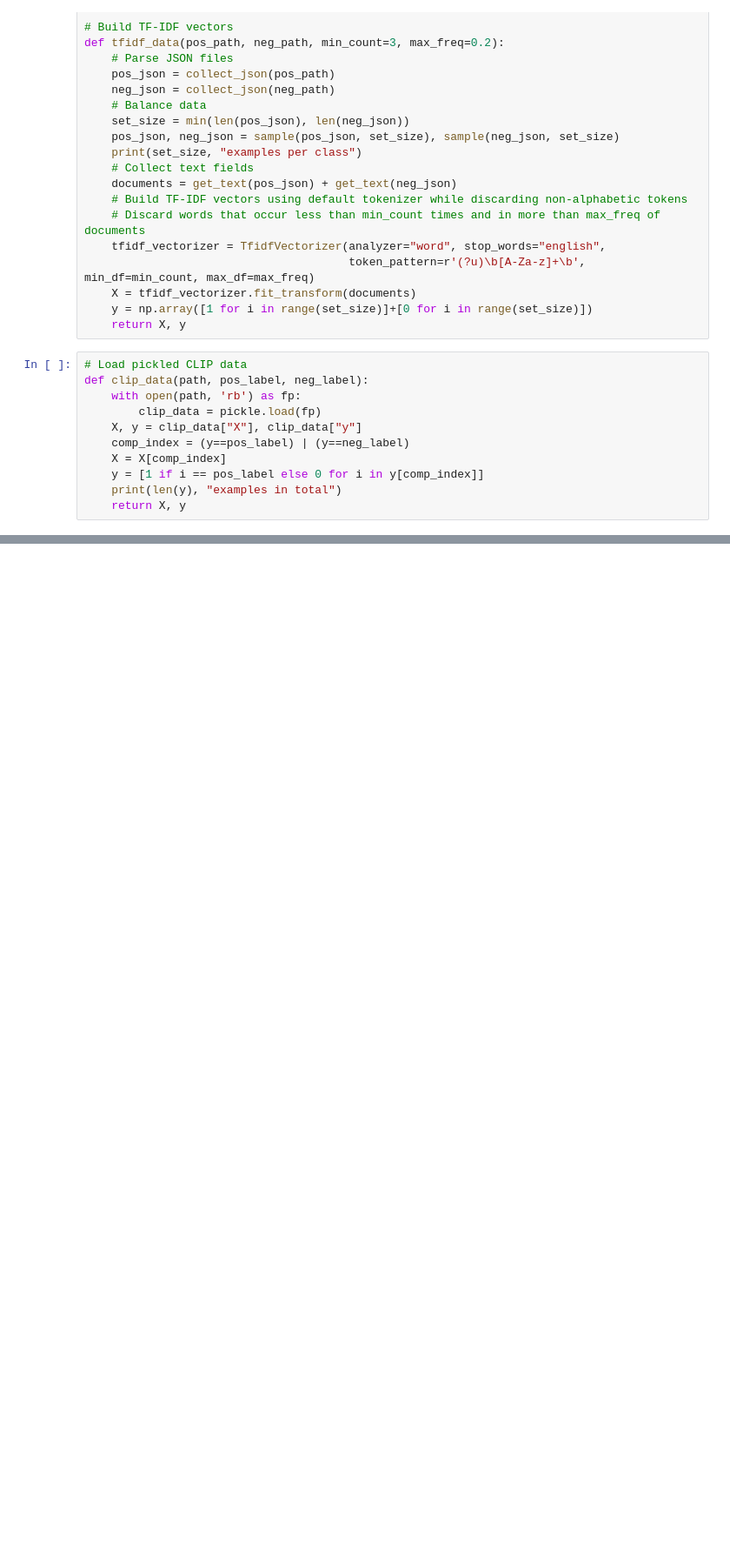
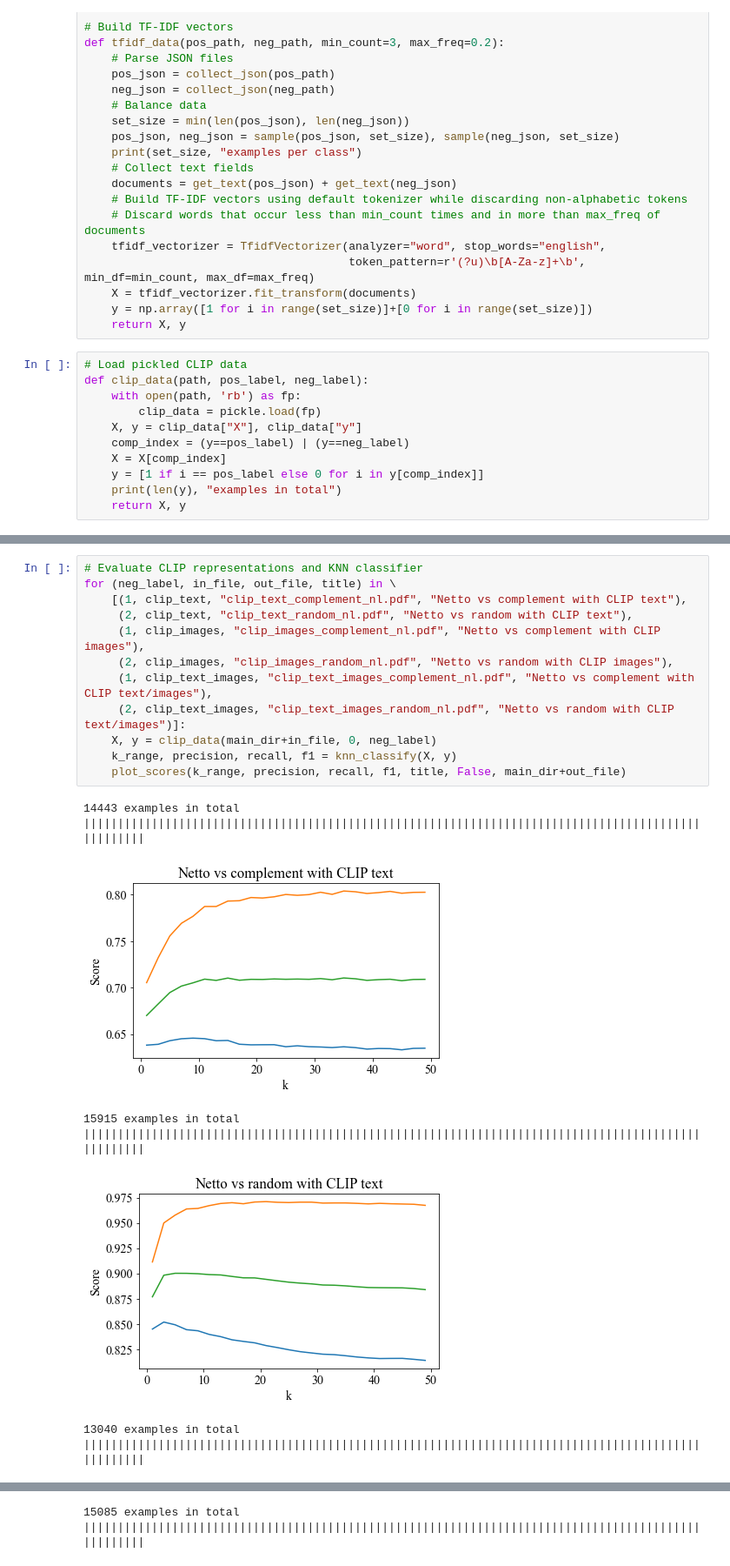
Before and after one commit to eryl/prv_kemi, a Jupyter notebook: notebooks/patent_classification.ipynb, the cells around one changed output, grey strips where cells are left out. Shown at 87% size. Cells and saved outputs as stored; diff of their text form; blank space fills up the shorter version.

```diff
--- a/notebooks/patent_classification.ipynb
+++ b/notebooks/patent_classification.ipynb
@@ -148,0 +118,21 @@ for (neg_label, in_file, out_file, title) in \
+# %%
+# Evaluate CLIP representations and KNN classifier
+for (neg_label, in_file, out_file, title) in \
+    [(1, clip_text, "clip_text_complement_nl.pdf", "Netto vs complement with CLIP text"),
+     (2, clip_text, "clip_text_random_nl.pdf", "Netto vs random with CLIP text"),
+     (1, clip_images, "clip_images_complement_nl.pdf", "Netto vs complement with CLIP images"),
+     (2, clip_images, "clip_images_random_nl.pdf", "Netto vs random with CLIP images"),
+     (1, clip_text_images, "clip_text_images_complement_nl.pdf", "Netto vs complement with CLIP text/images"),
+     (2, clip_text_images, "clip_text_images_random_nl.pdf", "Netto vs random with CLIP text/images")]:
+    X, y = clip_data(main_dir+in_file, 0, neg_label)
+    k_range, precision, recall, f1 = knn_classify(X, y)
+    plot_scores(k_range, precision, recall, f1, title, False, main_dir+out_file)
+# %% [output]
+14443 examples in total
+||||||||||||||||||||||||||||||||||||||||||||||||||||||||||||||||||||||||||||||||||||||||||||||||||||
+[figure, added]
+15915 examples in total
+||||||||||||||||||||||||||||||||||||||||||||||||||||||||||||||||||||||||||||||||||||||||||||||||||||
+[figure, added]
+13040 examples in total
+||||||||||||||||||||||||||||||||||||||||||||||||||||||||||||||||||||||||||||||||||||||||||||||||||||
@@ -148,0 +140,2 @@ for (neg_label, in_file, out_file, title) in \
+15085 examples in total
+||||||||||||||||||||||||||||||||||||||||||||||||||||||||||||||||||||||||||||||||||||||||||||||||||||
```
Also changed, not shown: parts of 7 cells of this notebook.
